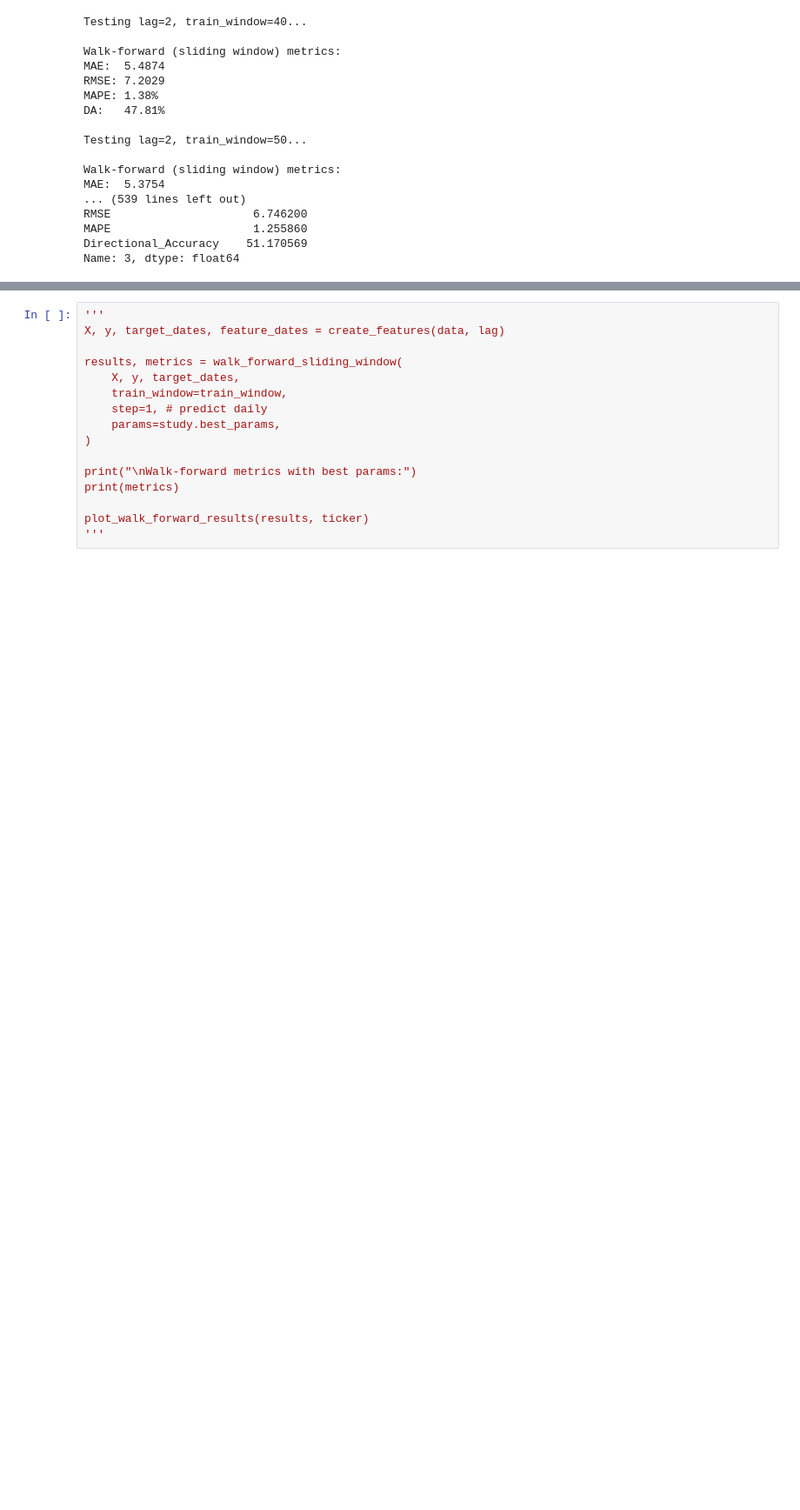
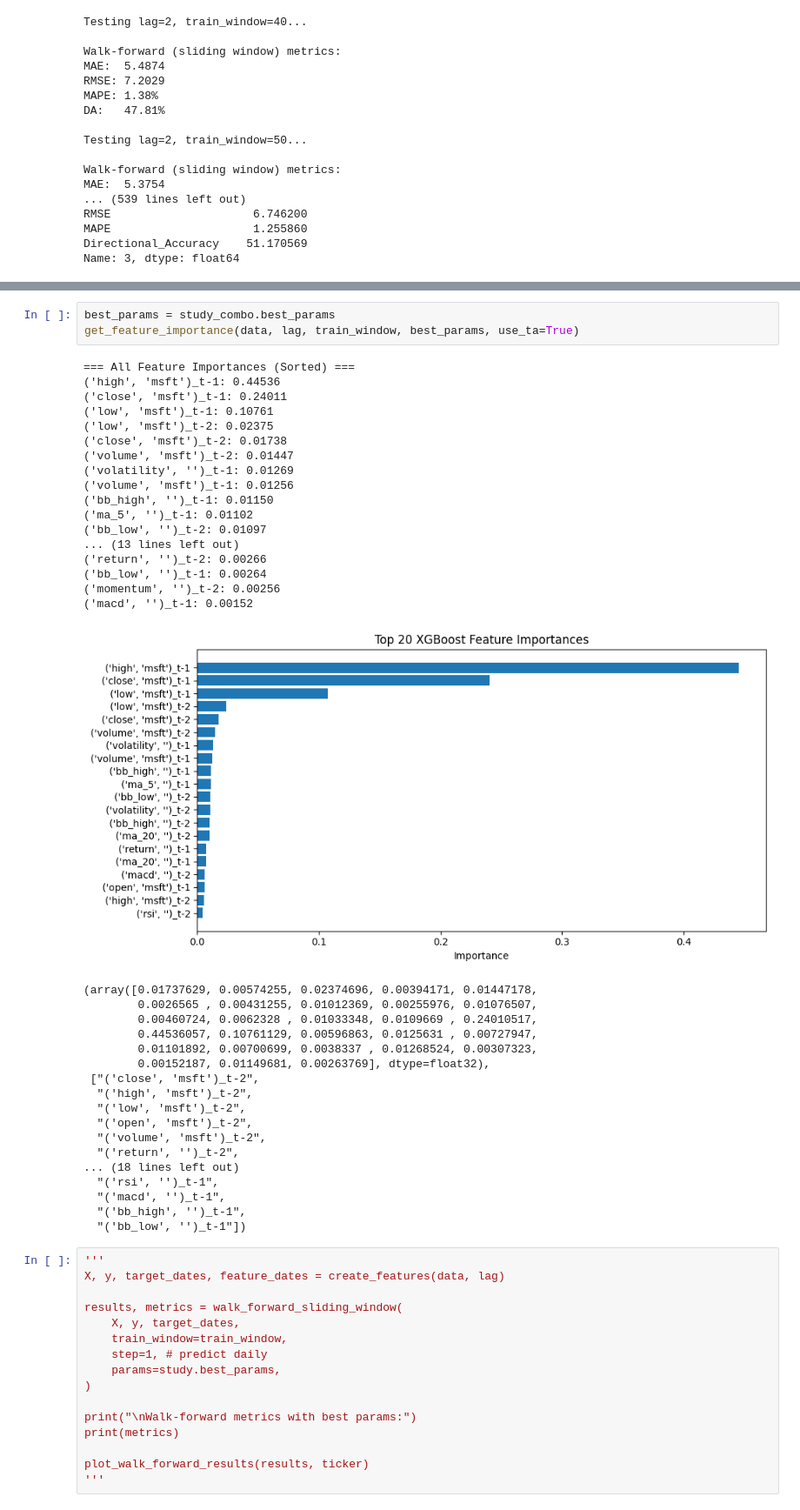
Before and after one commit to ruokokoski/predistocks, a Jupyter notebook: stock_predictor.ipynb, the cells around one changed output, grey strips where cells are left out. Shown at 87% size. Drawn from its saved outputs; the diff is of its cells as text; blank space fills up the shorter version.

```diff
--- a/stock_predictor.ipynb
+++ b/stock_predictor.ipynb
@@ -509,3 +640,42 @@ array([5.7136780e-03, 3.6062605e-03, 9.2923008e-03, 1.2564188e-03,
+# %%
+best_params = study_combo.best_params
+get_feature_importance(data, lag, train_window, best_params, use_ta=True)
+# %% [output]
+=== All Feature Importances (Sorted) ===
+('high', 'msft')_t-1: 0.44536
+('close', 'msft')_t-1: 0.24011
+('low', 'msft')_t-1: 0.10761
+('low', 'msft')_t-2: 0.02375
+('close', 'msft')_t-2: 0.01738
+('volume', 'msft')_t-2: 0.01447
+('volatility', '')_t-1: 0.01269
+('volume', 'msft')_t-1: 0.01256
+('bb_high', '')_t-1: 0.01150
+('ma_5', '')_t-1: 0.01102
+('bb_low', '')_t-2: 0.01097
+... (13 lines left out)
+('return', '')_t-2: 0.00266
+('bb_low', '')_t-1: 0.00264
+('momentum', '')_t-2: 0.00256
+('macd', '')_t-1: 0.00152
+[figure, added]
+(array([0.01737629, 0.00574255, 0.02374696, 0.00394171, 0.01447178,
+        0.0026565 , 0.00431255, 0.01012369, 0.00255976, 0.01076507,
+        0.00460724, 0.0062328 , 0.01033348, 0.0109669 , 0.24010517,
+        0.44536057, 0.10761129, 0.00596863, 0.0125631 , 0.00727947,
+        0.01101892, 0.00700699, 0.0038337 , 0.01268524, 0.00307323,
+        0.00152187, 0.01149681, 0.00263769], dtype=float32),
+ ["('close', 'msft')_t-2",
+  "('high', 'msft')_t-2",
+  "('low', 'msft')_t-2",
+  "('open', 'msft')_t-2",
+  "('volume', 'msft')_t-2",
+  "('return', '')_t-2",
+... (18 lines left out)
+  "('rsi', '')_t-1",
+  "('macd', '')_t-1",
+  "('bb_high', '')_t-1",
+  "('bb_low', '')_t-1"])
 # %%
 '''
 X, y, target_dates, feature_dates = create_features(data, lag)
```
Also changed, not shown: parts of 9 cells of this notebook.
